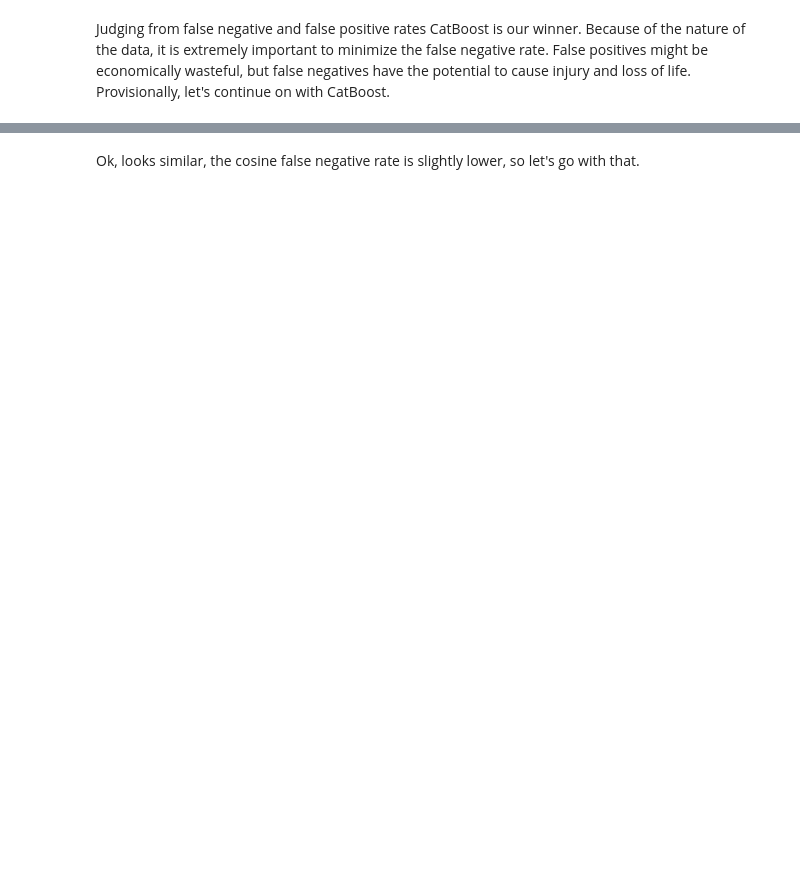
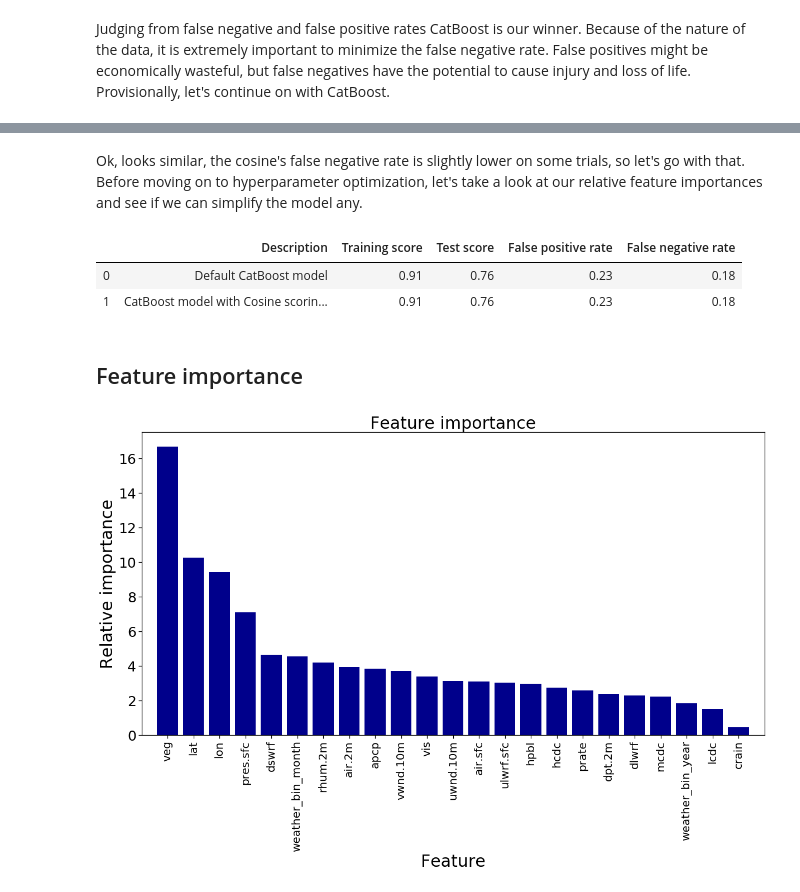
Before and after one commit to aristyogresearch/wildfire, a Jupyter notebook: notebooks/gradient_boosting_model_selection.ipynb, the cells around one changed output, grey strips where cells are left out. Drawn from its saved outputs; the diff is of its cells as text; code cells hidden in the pictures; blank space fills up the shorter version.

```diff
--- a/notebooks/gradient_boosting_model_selection.ipynb
+++ b/notebooks/gradient_boosting_model_selection.ipynb
@@ -335,2 +428,34 @@ model_scores
 # %% [markdown]
-Ok, looks similar, the cosine false negative rate is slightly lower, so let's go with that.
+Ok, looks similar, the cosine's false negative rate is slightly lower on some trials, so let's go with that. Before moving on to hyperparameter optimization, let's take a look at our relative feature importances and see if we can simplify the model any.
+# %%
+known_params = {
+    'random_state': rand_seed,
+    'thread_count': classifier_jobs,
+    'score_function': 'Cosine',
+    'silent': True
+}
+# %%
+model_score_history = model_score_history.append(pd.Series([
+    'CatBoost model with Cosine scoring function',
+    model_scores.iloc[0]['Training score'],
+    model_scores.iloc[0]['Test score'],
+    model_scores.iloc[0]['False positive rate'],
+    model_scores.iloc[0]['False negative rate'],
+], index=model_score_history.columns), ignore_index=True)
+
+model_score_history
+# %% [output]
+|  | Description | Training score | Test score | False positive rate | False negative rate |
+| 0 | Default CatBoost model | 0.91 | 0.76 | 0.23 | 0.18 |
+| 1 | CatBoost model with Cosine scorin... | 0.91 | 0.76 | 0.23 | 0.18 |
+# %% [markdown]
+## Feature importance
+# %%
+# Train model using cosine
+catboost_model = CatBoostClassifier(**known_params)
+
+catboost_model.fit(x_train, y_train)
+
+plot_relative_feature_importance(catboost_model, data, x_test, 20)
+# %% [output]
+[figure, added]
```
Also changed, not shown: parts of 35 cells of this notebook.
